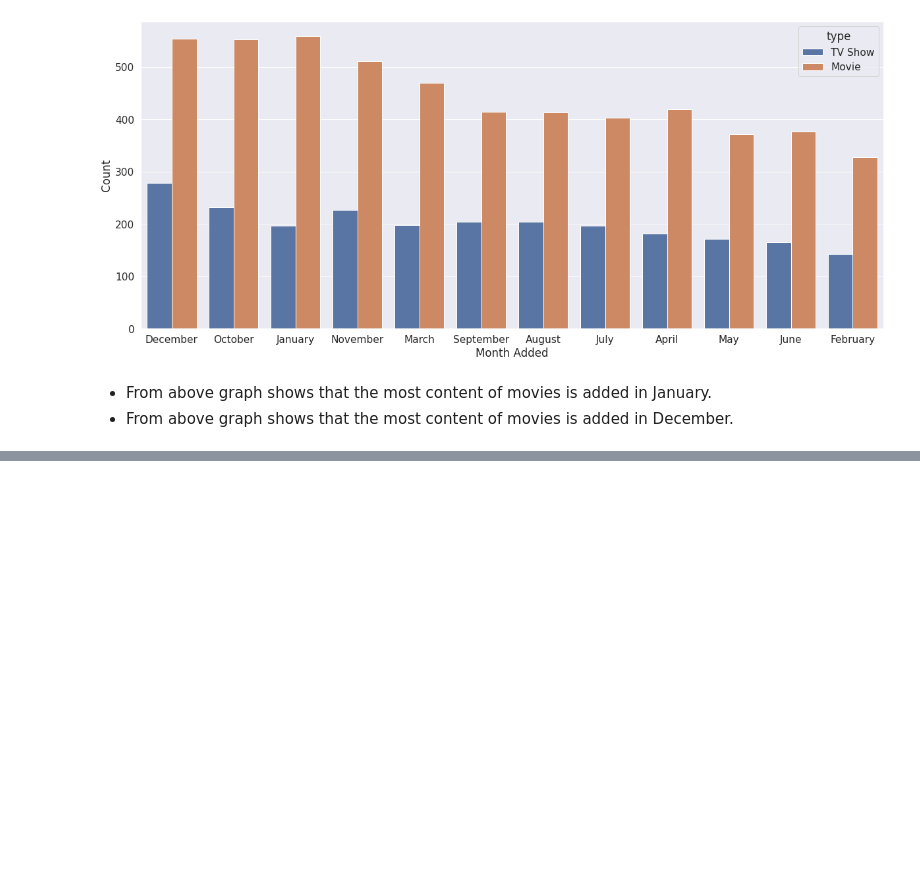
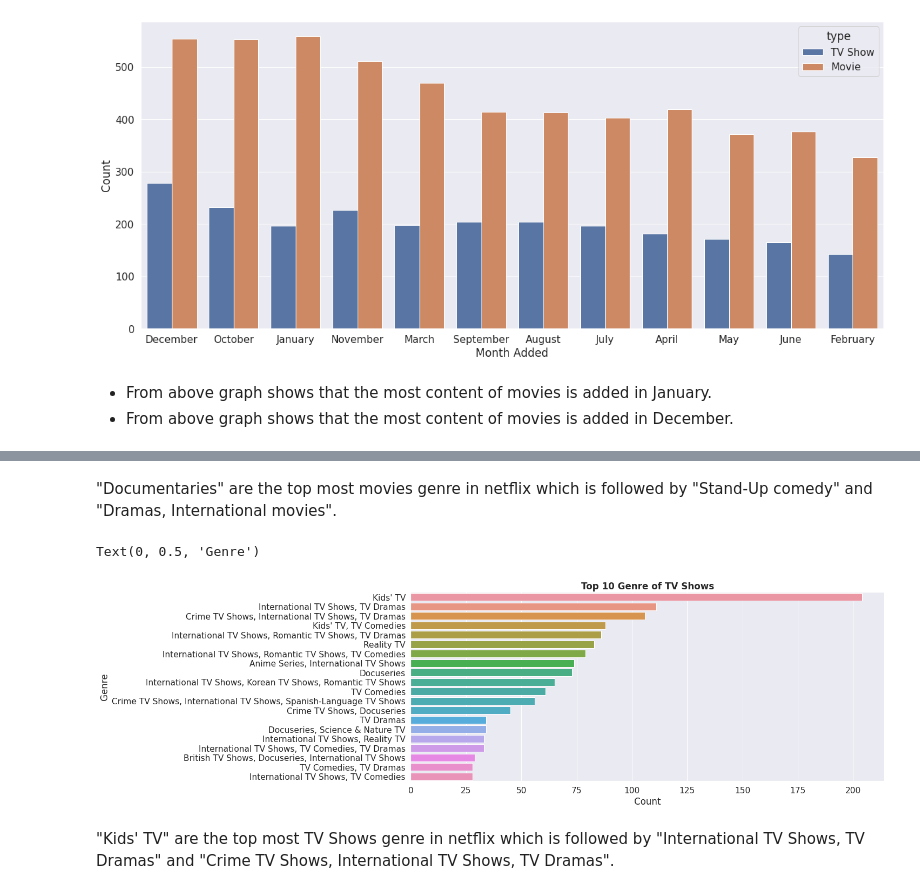
Before and after one commit to Animesh227/Netflix-Movies-and-TV-Shows-Clustering, a Jupyter notebook: NETFLIX_MOVIES_AND_TV_SHOWS_CLUSTERING_Animesh_Chakraborty.ipynb, the cells around one changed output, grey strips where cells are left out. Cells and saved outputs as stored; diff of their text form; code cells hidden in the pictures; blank space fills up the shorter version.

```diff
--- a/NETFLIX_MOVIES_AND_TV_SHOWS_CLUSTERING_Animesh_Chakraborty.ipynb
+++ b/NETFLIX_MOVIES_AND_TV_SHOWS_CLUSTERING_Animesh_Chakraborty.ipynb
@@ -355,0 +368,14 @@ Text(0, 0.5, 'Count')
+# %% [markdown]
+"Documentaries" are the top most movies genre in netflix which is followed by "Stand-Up comedy" and "Dramas, International movies".
+# %%
+# Analysing top 20 genres of TVSHOWS
+plt.figure(figsize=(14,6))
+plt.title('Top 10 Genre of TV Shows',fontweight="bold")
+sns.countplot(y = tv_shows['listed_in'], data = tv_shows, order = tv_shows['listed_in'].value_counts().index[0:20])
+plt.xlabel("Count")
+plt.ylabel("Genre")
+# %% [output]
+Text(0, 0.5, 'Genre')
+[figure, added]
+# %% [markdown]
+"Kids' TV" are the top most TV Shows genre in netflix which is followed by "International TV Shows, TV Dramas" and "Crime TV Shows, International TV Shows, TV Dramas".
```
Also changed, not shown: parts of 2 cells of this notebook.
